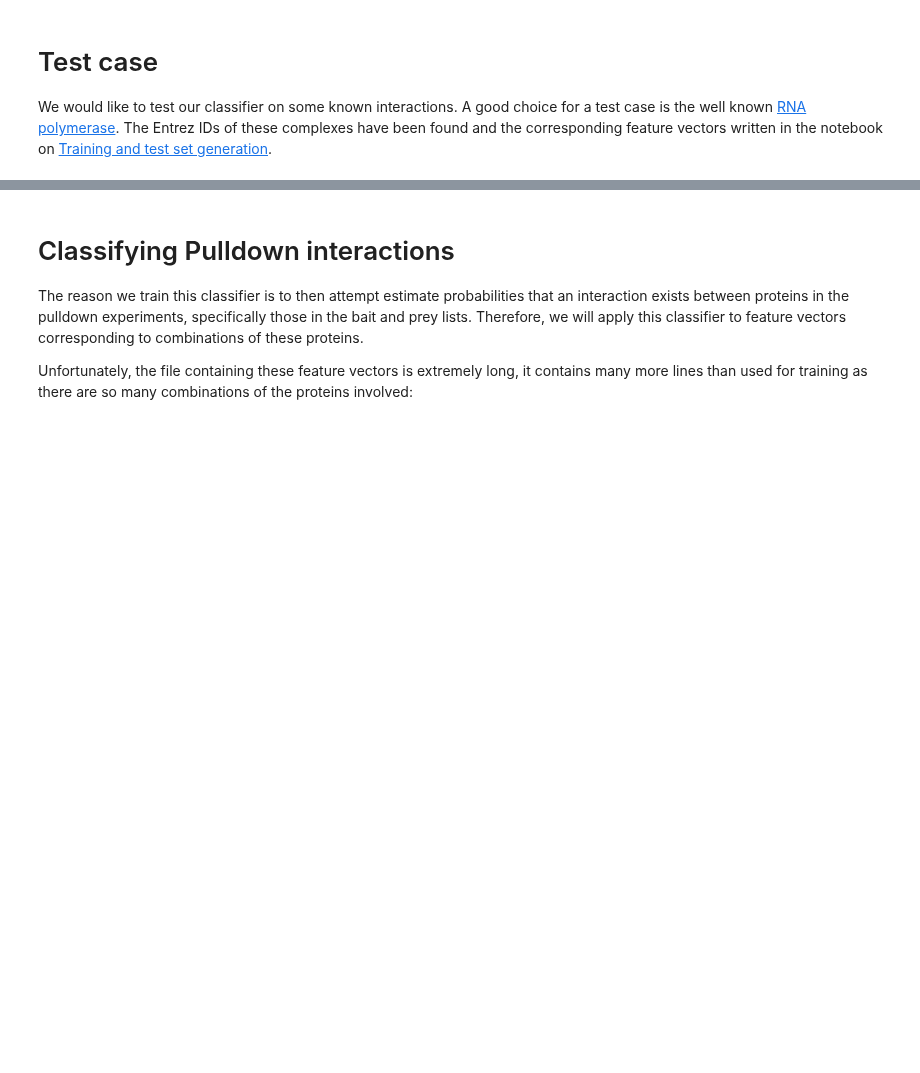
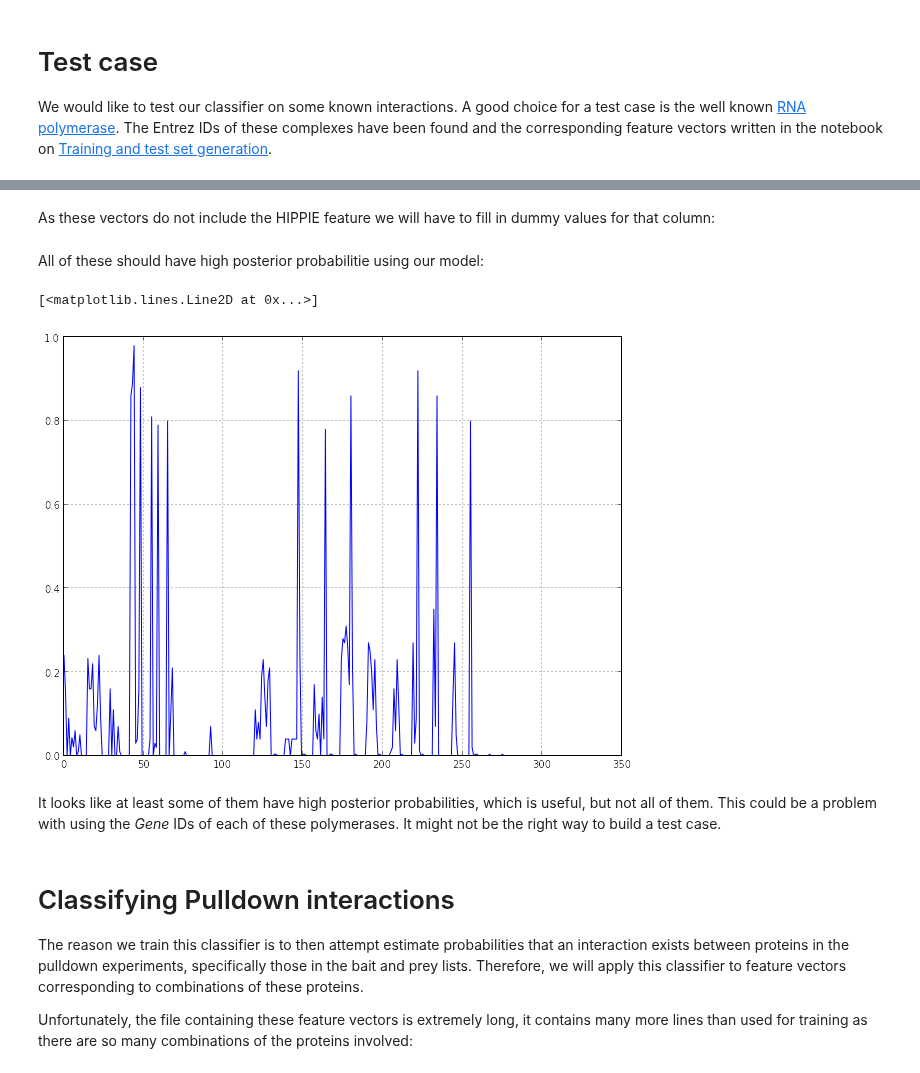
Before and after one commit to gngdb/opencast-bio, a Jupyter notebook: notebooks/Classifier Training.ipynb, the cells around one changed output, grey strips where cells are left out. Cells and saved outputs as stored; diff of their text form; code cells hidden in the pictures; blank space fills up the shorter version.

```diff
--- a/notebooks/Classifier Training.ipynb
+++ b/notebooks/Classifier Training.ipynb
@@ -925,3 +929,25 @@ The Entrez IDs of these complexes have been found and the corresponding feature
+# %%
+Xpoly = loadtxt("interacting.pairs.rna.polymerase.vectors.txt",dtype=str)
+ypoly = array([1.0]*Xpoly.shape[0])
+# %%
+Xpoly[Xpoly=='missing'] = np.nan
+# %% [markdown]
+As these vectors do not include the HIPPIE feature we will have to fill in dummy values for that column:
+# %%
+hmean = mean(X[:,0])
+# %%
+Xpoly = hstack([array([[hmean]]*Xpoly.shape[0]),Xpoly])
+# %% [markdown]
+All of these should have high posterior probabilitie using our model:
+# %%
+plot(rfmodel.predict_proba(Xpoly)[:,1])
+# %% [output]
+[<matplotlib.lines.Line2D at 0x...>]
+[figure, added]
+# %% [markdown]
+It looks like at least some of them have high posterior probabilities, which is useful, but not all of them.
+This could be a problem with using the _Gene_ IDs of each of these polymerases.
+It might not be the right way to build a test case.
 # %% [markdown]
 # Classifying Pulldown interactions
 
```
Also changed, not shown: parts of 1 cell of this notebook, 1 other file.
